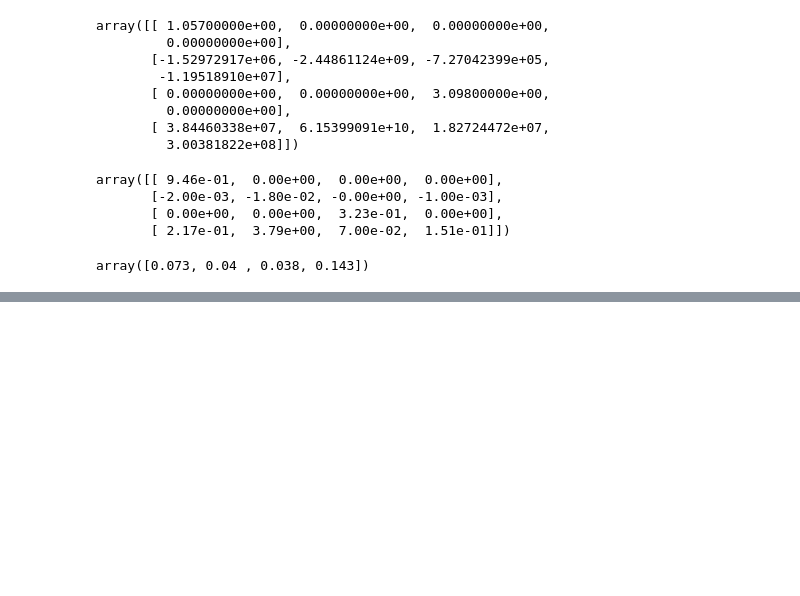
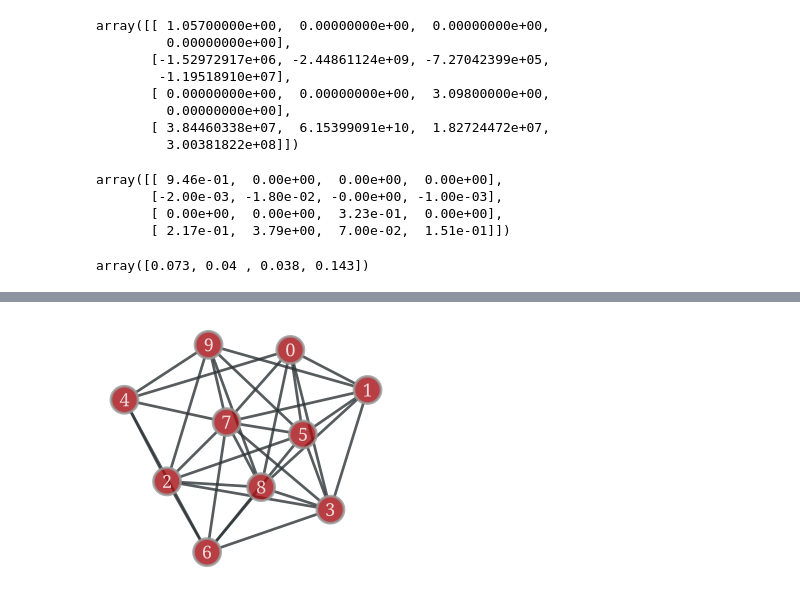
Before and after one commit to junipertcy/functional-connectivity, a Jupyter notebook: 01_playground.ipynb, the cells around one changed output, grey strips where cells are left out. Cells and saved outputs as stored; diff of their text form; code cells hidden in the pictures; blank space fills up the shorter version.

```diff
--- a/01_playground.ipynb
+++ b/01_playground.ipynb
@@ -249,0 +271,3 @@ array([0.073, 0.04 , 0.038, 0.143])
+# %%
+cov = GraphicalLassoCV(alphas=10, cv=10, assume_centered=True).fit(ys[0, :, :].T)
+np.around(cov.covariance_, decimals=3)
@@ -249,0 +309,13 @@ array([0.073, 0.04 , 0.038, 0.143])
+# %%
+d = cov.precision_
+edgelist = []
+for ind_i, i in enumerate(d[:, :]):
+    for ind_j, j in enumerate(d[:, :][ind_i]):
+        if ind_i != ind_j and j != 0:
+            if (ind_i, ind_j) not in edgelist:
+                edgelist.append((ind_j, ind_i))
+g = gt.Graph(directed=False)
+g.add_edge_list(edgelist)
+gt.graph_draw(g, vertex_text=g.vertex_index, vertex_font_size=18, output_size=(300, 300))
+# %% [output]
+[figure, added]
```
Also changed, not shown: parts of 10 cells of this notebook, 2 other files.
